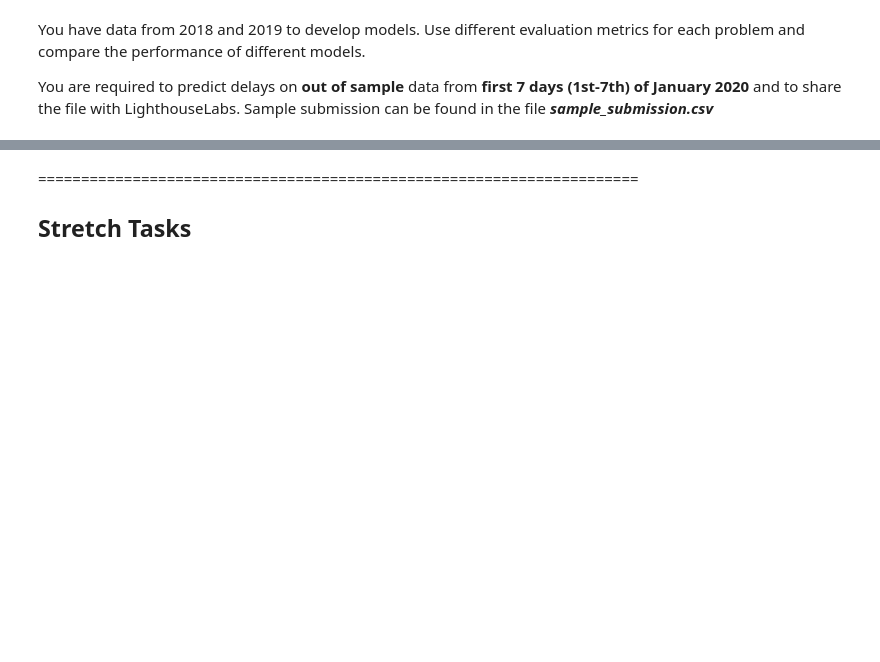
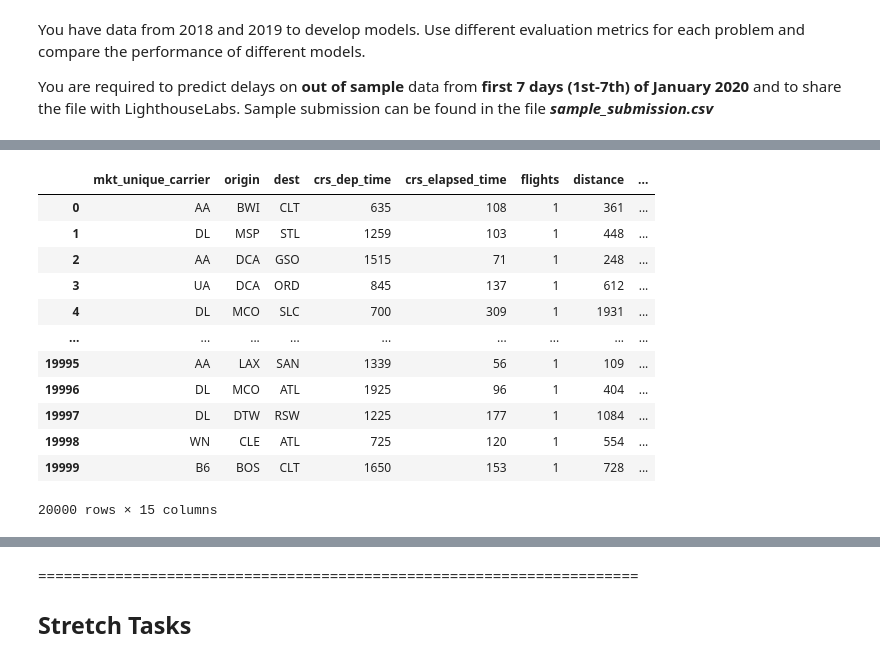
Before and after one commit to irenethebest/Flight_delay_prediction, a Jupyter notebook: modeling_Irene_ver3.ipynb, the cells around one changed output, grey strips where cells are left out. Saved outputs shown, nothing was run; the diff lists cells and outputs as text; code cells hidden in the pictures; blank space fills up the shorter version.

```diff
--- a/modeling_Irene_ver3.ipynb
+++ b/modeling_Irene_ver3.ipynb
@@ -871,0 +722,4 @@ testset.head()
+# %%
+import pandas as pd
+flights = pd.read_csv('test_set.csv', delimiter =',')
+flights.info()
@@ -871,0 +744,26 @@ testset.head()
+# %%
+# Dropping non-relevant columns
+
+new_flights = flights.drop(['branded_code_share','mkt_carrier','mkt_carrier_fl_num','op_unique_carrier',
+                                'origin_airport_id','origin_city_name','dest_airport_id','dest_city_name',
+                               'fl_date','tail_num','op_carrier_fl_num','arr_date','average_seats',
+                            'crs_arr_time','dup'], axis=1)
+# %%
+new_flights['weather_origin_simple'] = new_flights.apply(lambda row: simple_weather(row['dep_condition']), axis=1)
+new_flights['weather_dest_simple'] = new_flights.apply(lambda row: simple_weather(row['arr_condition']), axis=1)
+new_flights = new_flights.reset_index(drop=True)
+new_flights
+# %% [output]
+|  | mkt_unique_carrier | origin | dest | crs_dep_time | crs_elapsed_time | flights | distance | ... |
+| 0 | AA | BWI | CLT | 635 | 108 | 1 | 361 | ... |
+| 1 | DL | MSP | STL | 1259 | 103 | 1 | 448 | ... |
+| 2 | AA | DCA | GSO | 1515 | 71 | 1 | 248 | ... |
+| 3 | UA | DCA | ORD | 845 | 137 | 1 | 612 | ... |
+| 4 | DL | MCO | SLC | 700 | 309 | 1 | 1931 | ... |
+| ... | ... | ... | ... | ... | ... | ... | ... | ... |
+| 19995 | AA | LAX | SAN | 1339 | 56 | 1 | 109 | ... |
+| 19996 | DL | MCO | ATL | 1925 | 96 | 1 | 404 | ... |
+| 19997 | DL | DTW | RSW | 1225 | 177 | 1 | 1084 | ... |
+| 19998 | WN | CLE | ATL | 725 | 120 | 1 | 554 | ... |
+| 19999 | B6 | BOS | CLT | 1650 | 153 | 1 | 728 | ... |
+20000 rows × 15 columns
```
Also changed, not shown: parts of 53 cells of this notebook, 1 other file.
